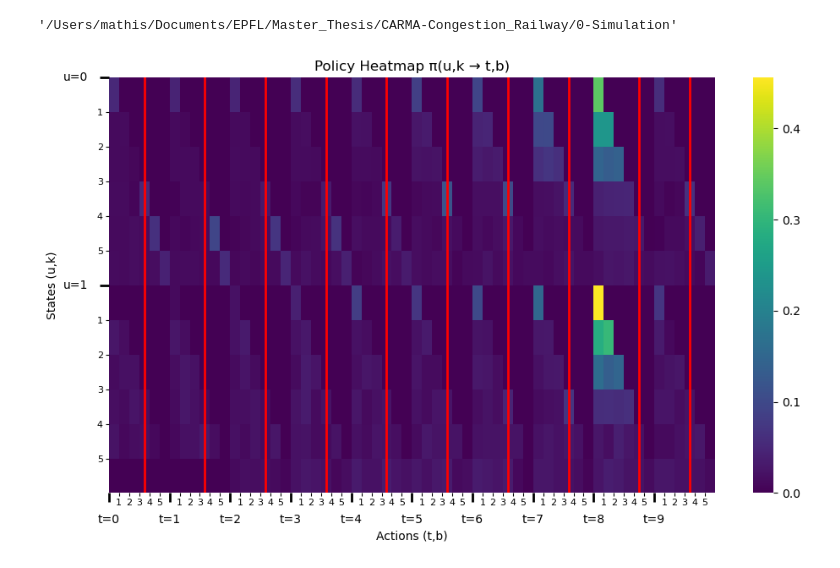
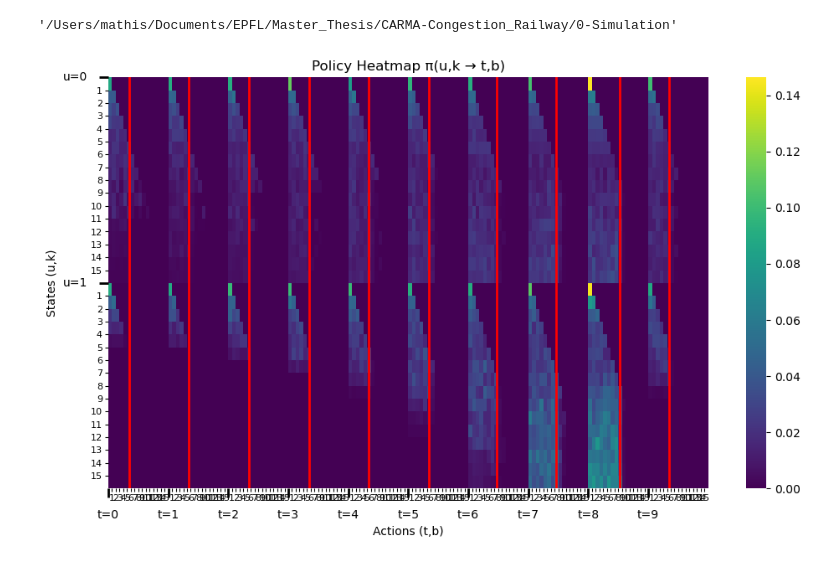
Before and after one commit to mmagnin-hub/CARMA-Congestion_Railway, a Jupyter notebook: 0-Simulation/figure.ipynb, the cells around one changed output. Saved outputs shown, nothing was run; the diff lists cells and outputs as text; code cells hidden in the pictures.

```diff
--- a/0-Simulation/figure.ipynb
+++ b/0-Simulation/figure.ipynb
@@ -13,7 +13,7 @@ os.getcwd()
 # %% [output]
 '/Users/mathis/Documents/EPFL/Master_Thesis/CARMA-Congestion_Railway/0-Simulation'
 # %%
-path = "../results_0/"
+path = "../results_1/"
 
 with open(path + 'groups.pkl', 'rb') as f:
     groups = pickle.load(f)
@@ -32,10 +32,10 @@ with open(path + 'system.pkl', 'rb') as f:
 # %%
 group = groups[0]
 
 # plot_policy(group, b_star=system.b_star)  # full matrix
-max_karma_level = 5 # for plotting
+max_karma_level = 15 # for plotting
 k_list = list(range(max_karma_level + 1))
 b_list = k_list
 plot_policy(group, u=[0,1], k=k_list, t=None, b=b_list, b_star=system.b_star)
 # %% [output]
-[figure, old version]
+[figure, new version]
```
Also changed, not shown: parts of 13 cells of this notebook, 3 other files.
